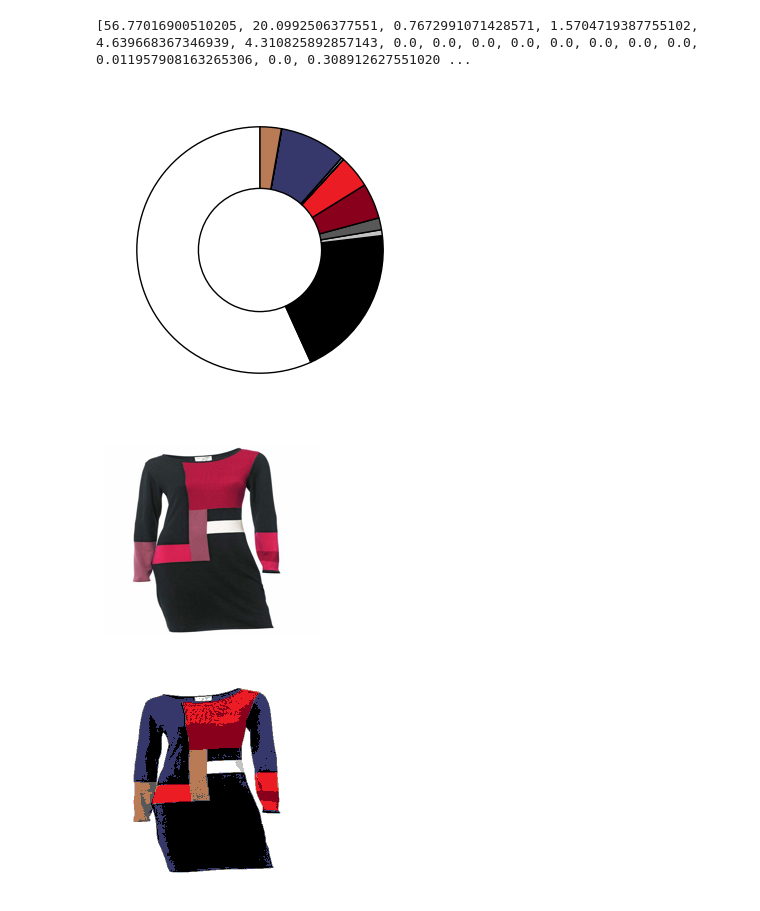
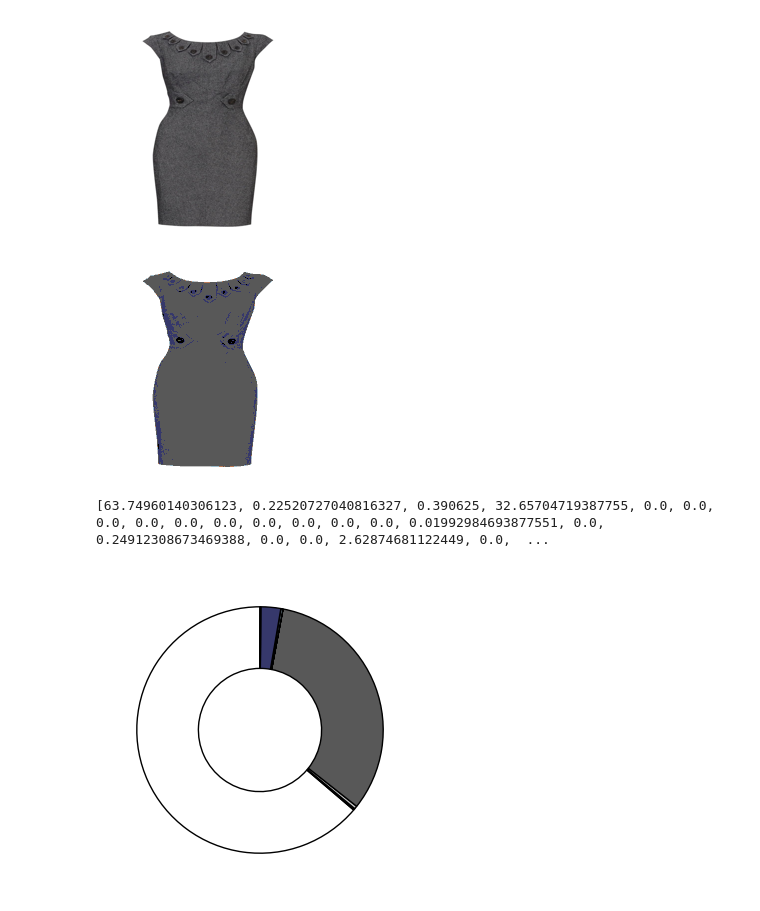
Before and after one commit to Untick/Selector_ObjDet, a Jupyter notebook: Trokhachev Anton/Трохачев_Антон_гистограмма_цветов_для_подачи_в_НС.ipynb, the cells around one changed output. Saved outputs shown, nothing was run; the diff lists cells and outputs as text; code cells hidden in the pictures.

```diff
--- a/Trokhachev Anton/Трохачев_Антон_гистограмма_цветов_для_подачи_в_НС.ipynb
+++ b/Trokhachev Anton/Трохачев_Антон_гистограмма_цветов_для_подачи_в_НС.ipynb
@@ -71,45 +77,46 @@ for color in color_map:
     palettedata.append(color[1])
     palettedata.append(color[2])
 
-patch_img = "dataset_new3/dress homemade/377.jpg"
+patch_img = "dataset_new3/dress  business/116 (3).jpg"
 #patch_img = "123321.png"
+
+#print(palettedata)
 
 palimage = Image.new('P', (1, 1))
 palimage.putpalette(palettedata)
-newimage = Image.open(patch_img).resize((224, 224)).convert("RGB").quantize(colors=32, method=2, kmeans=0, palette=palimage, dither=Image.NONE,).convert("RGB")
-
+newimage = Image.open(patch_img).resize((224, 224)).convert("RGB").quantize(colors=23, method=2, kmeans=0, palette=palimage, dither=Image.NONE,).convert("RGB")
+newimage2 = Image.open(patch_img).convert("RGB").resize((224, 224))
+display(newimage2, newimage)
 width, height = newimage.size
 pixel_values = list(newimage.getdata())
 pixel_values = np.array(pixel_values).reshape((width * height, 3))
 
+#print(pixel_values)
+
 for color in pixel_values:
-    color_map[color[0], color[1], color[2]] += 1
+  color_map[color[0], color[1], color[2]] += 1
 
 color_list = []
 
 for key, value in color_map.items():
     color_list.append(value / (width * height) * 100)
 print(color_list)
 
 data = color_list
 
 colors = []
 for key, value in color_map.items():
     col = key[0] / 255, key[1] / 255, key[2] / 255
     colors.append(col)
 
 # Creating plot
 fig = plt.figure(figsize =(4, 4))
 plt.pie(data, colors = colors, wedgeprops=dict(width=0.5, edgecolor='black'), startangle=90)
 
 # show plot
 plt.show()
-
-newimage2 = Image.open(patch_img).convert("RGB").resize((224, 224))
-display(newimage2)
-display(newimage)
 # %% [output]
-[56.77016900510205, 20.0992506377551, 0.7672991071428571, 1.5704719387755102, 4.639668367346939, 4.310825892857143, 0.0, 0.0, 0.0, 0.0, 0.0, 0.0, 0.0, 0.0, 0.011957908163265306, 0.0, 0.308912627551020 ...
-[figure, old version]
+[figure, new version]
-[figure, old version]
+[figure, new version]
+[63.74960140306123, 0.22520727040816327, 0.390625, 32.65704719387755, 0.0, 0.0, 0.0, 0.0, 0.0, 0.0, 0.0, 0.0, 0.0, 0.0, 0.01992984693877551, 0.0, 0.24912308673469388, 0.0, 0.0, 2.62874681122449, 0.0,  ...
-[figure, old version]
+[figure, new version]
```
Also changed, not shown: parts of 3 cells of this notebook.
